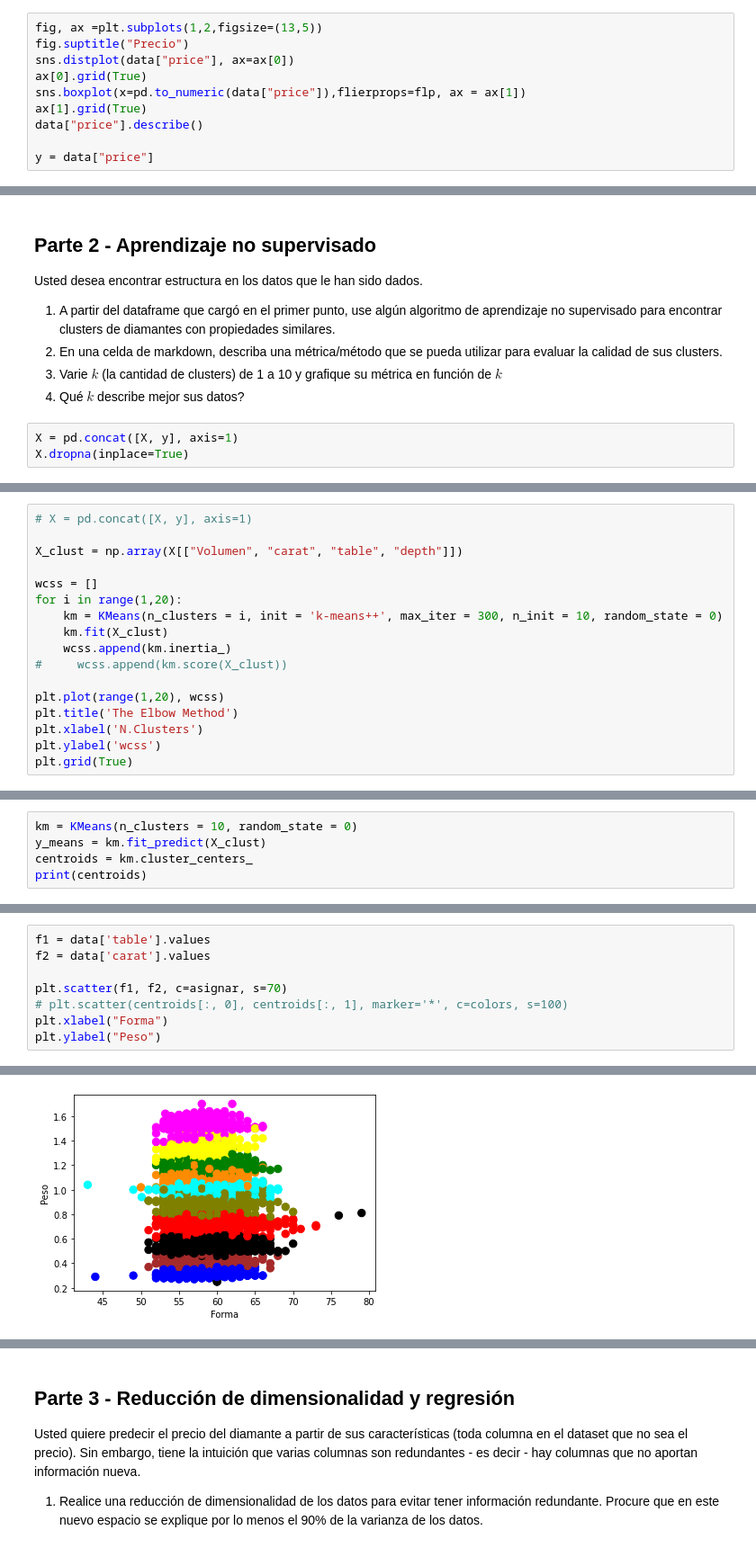
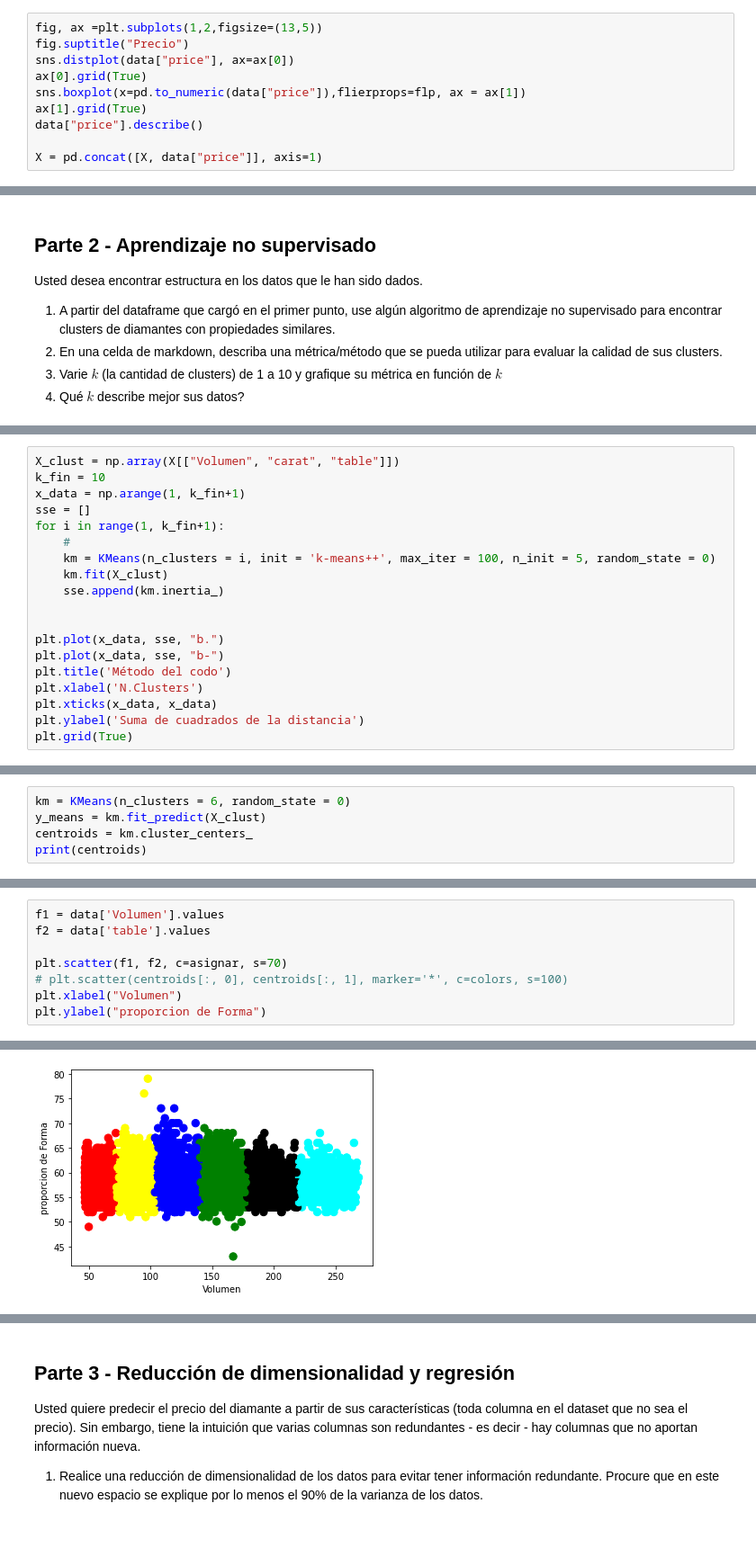
Before and after one commit to jomen93/PruebaCientificoDeDatos, a Jupyter notebook: Prueba.ipynb, the cells around one changed output, grey strips where cells are left out. Shown at 90% size. Cells and saved outputs as stored; diff of their text form.

Commit message:
clustering progess

```diff
--- a/Prueba.ipynb
+++ b/Prueba.ipynb
@@ -299,6 +297,6 @@ sns.boxplot(x=pd.to_numeric(data["price"]),flierprops=flp, ax = ax[1])
 ax[1].grid(True)
 data["price"].describe()
 
-y = data["price"]
+X = pd.concat([X, data["price"]], axis=1)
 # %% [output]
 [figure]
@@ -310,6 +310,3 @@ Usted desea encontrar estructura en los datos que le han sido dados.
 2. En una celda de markdown, describa una métrica/método que se pueda utilizar para evaluar la calidad de sus clusters.
 3. Varie $k$ (la cantidad de clusters) de 1 a 10 y grafique su métrica en función de $k$
 4. Qué $k$ describe mejor sus datos?
-# %%
-X = pd.concat([X, y], axis=1)
-X.dropna(inplace=True)
@@ -316,18 +323,20 @@ X.dropna(inplace=True)
 # %%
-# X = pd.concat([X, y], axis=1)
+X_clust = np.array(X[["Volumen", "carat", "table"]])
+k_fin = 10
+x_data = np.arange(1, k_fin+1)
+sse = []
+for i in range(1, k_fin+1):
+    #
+    km = KMeans(n_clusters = i, init = 'k-means++', max_iter = 100, n_init = 5, random_state = 0)
+    km.fit(X_clust)
+    sse.append(km.inertia_)
 
-X_clust = np.array(X[["Volumen", "carat", "table", "depth"]])
 
-wcss = []
-for i in range(1,20):
-    km = KMeans(n_clusters = i, init = 'k-means++', max_iter = 300, n_init = 10, random_state = 0)
-    km.fit(X_clust)
-    wcss.append(km.inertia_)
-#     wcss.append(km.score(X_clust))
-
-plt.plot(range(1,20), wcss)
-plt.title('The Elbow Method')
+plt.plot(x_data, sse, "b.")
+plt.plot(x_data, sse, "b-")
+plt.title('Método del codo')
 plt.xlabel('N.Clusters')
-plt.ylabel('wcss')
+plt.xticks(x_data, x_data)
+plt.ylabel('Suma de cuadrados de la distancia')
 plt.grid(True)
 # %% [output]
@@ -335,5 +346,5 @@ plt.grid(True)
 # %%
-km = KMeans(n_clusters = 10, random_state = 0)
+km = KMeans(n_clusters = 6, random_state = 0)
 y_means = km.fit_predict(X_clust)
 centroids = km.cluster_centers_
 print(centroids)
@@ -394,9 +428,9 @@ Text(0, 0.5, 'Peso')
 # %%
-f1 = data['table'].values
-f2 = data['carat'].values
+f1 = data['Volumen'].values
+f2 = data['table'].values
 
 plt.scatter(f1, f2, c=asignar, s=70)
 # plt.scatter(centroids[:, 0], centroids[:, 1], marker='*', c=colors, s=100)
-plt.xlabel("Forma")
-plt.ylabel("Peso")
+plt.xlabel("Volumen")
+plt.ylabel("proporcion de Forma")
 # %% [output]
@@ -404 +438 @@ Text(0, 0.5, 'Peso')
-[figure, old version]
+[figure, new version]
```
Also changed, not shown: parts of 18 cells of this notebook.
